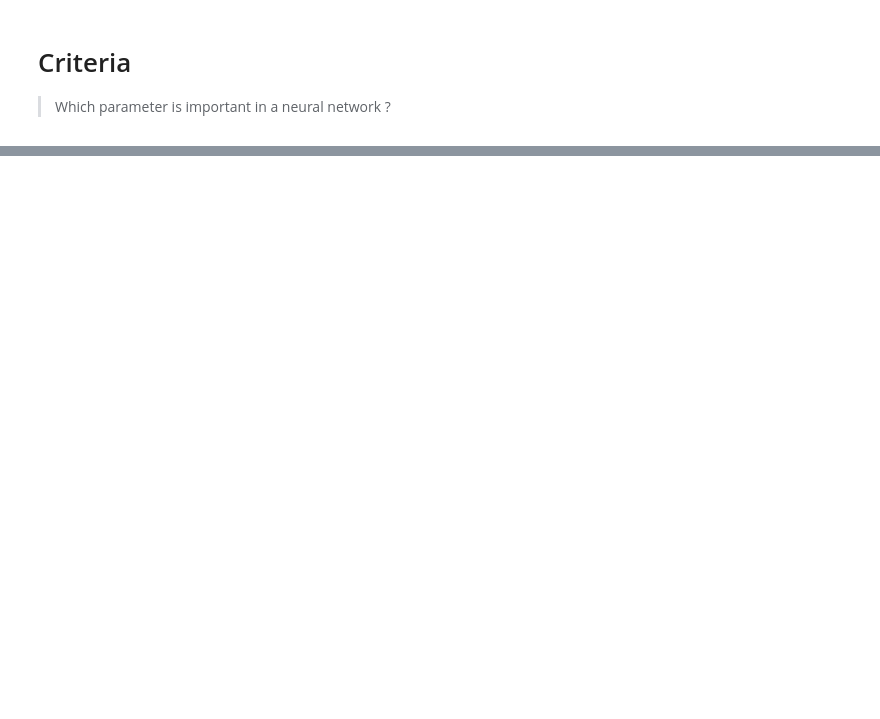
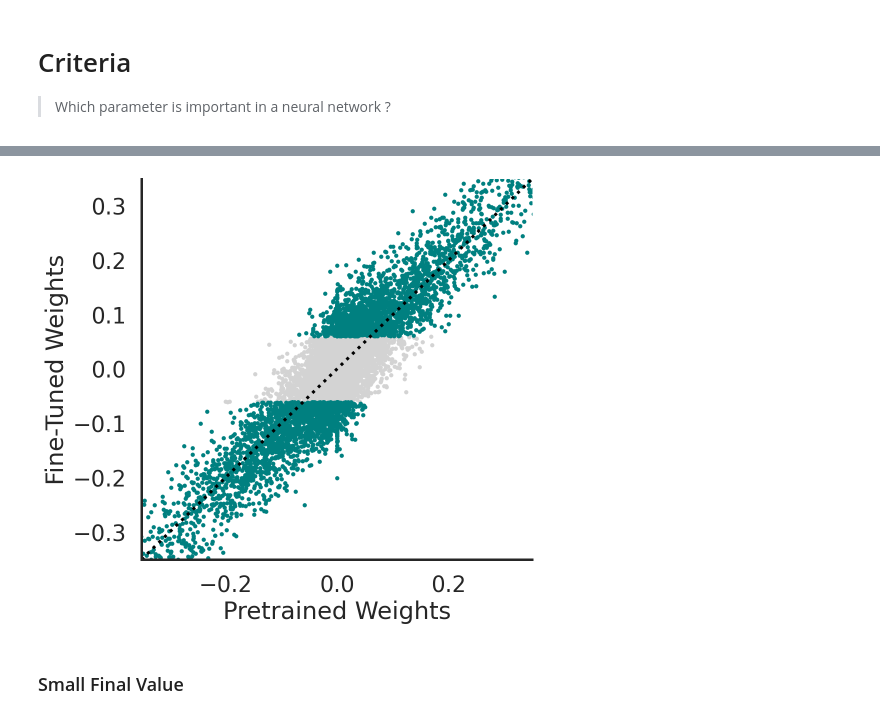
Before and after one commit to nathanhubens/fasterai, a Jupyter notebook: nbs/0b_criteria.ipynb, the cells around one changed output, grey strips where cells are left out. Saved outputs shown, nothing was run; the diff lists cells and outputs as text; code cells hidden in the pictures; blank space fills up the shorter version.

```diff
--- a/nbs/0b_criteria.ipynb
+++ b/nbs/0b_criteria.ipynb
@@ -73,0 +86,26 @@ def movement(m):
+# %%
+#export
+def large_final(m, granularity):
+
+    if granularity == 'weight':
+        w = m.weight.abs()
+
+    elif granularity == 'vector':
+        dim = 3 # dim=1 -> channel vector, dim=2 -> column vector, dim=3 -> row vector
+        w = m.weight.abs().mean(dim=dim, keepdim=True)
+
+    elif granularity == 'kernel':
+        w = m.weight.abs().mean(dim=(2,3), keepdim=True)
+
+    elif granularity == 'filter':
+        w = m.weight.abs().mean(dim=(1,2,3), keepdim=True)
+
+    else: raise NameError('Invalid Granularity')
+
+    return w
+# %%
+demo_model(large_final)
+# %% [output]
+[figure, added]
+# %% [markdown]
+### Small Final Value
```
Also changed, not shown: parts of 34 cells of this notebook, 14 other files.
